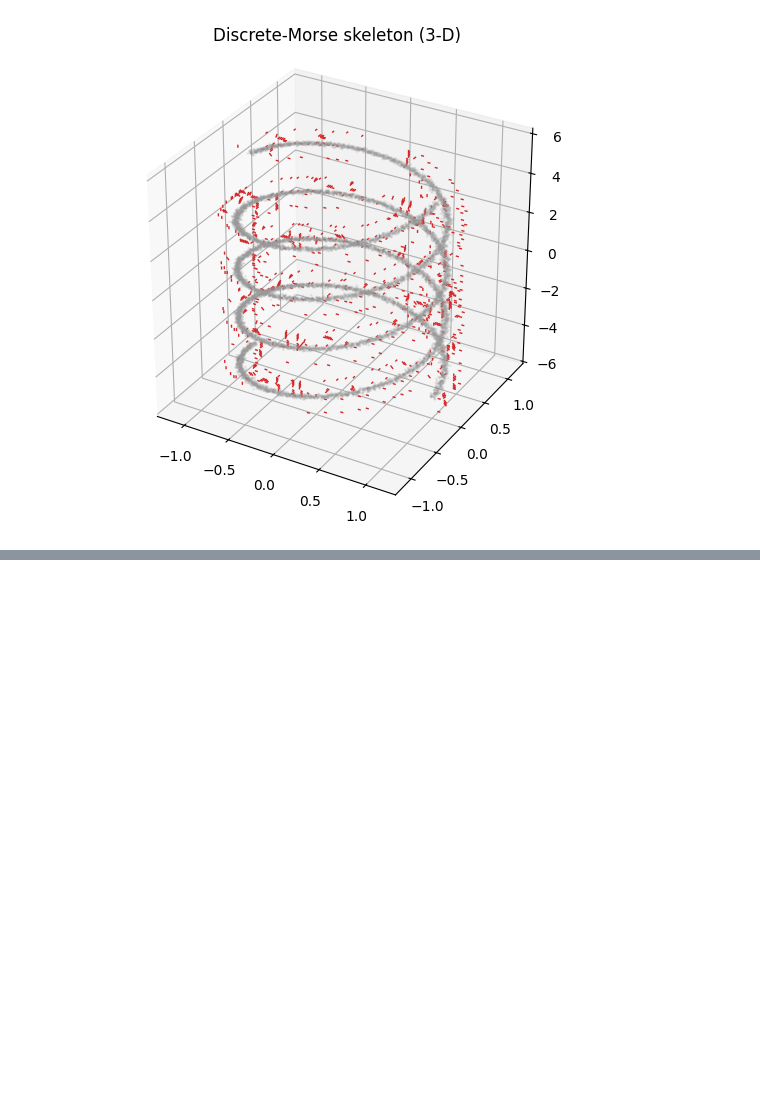
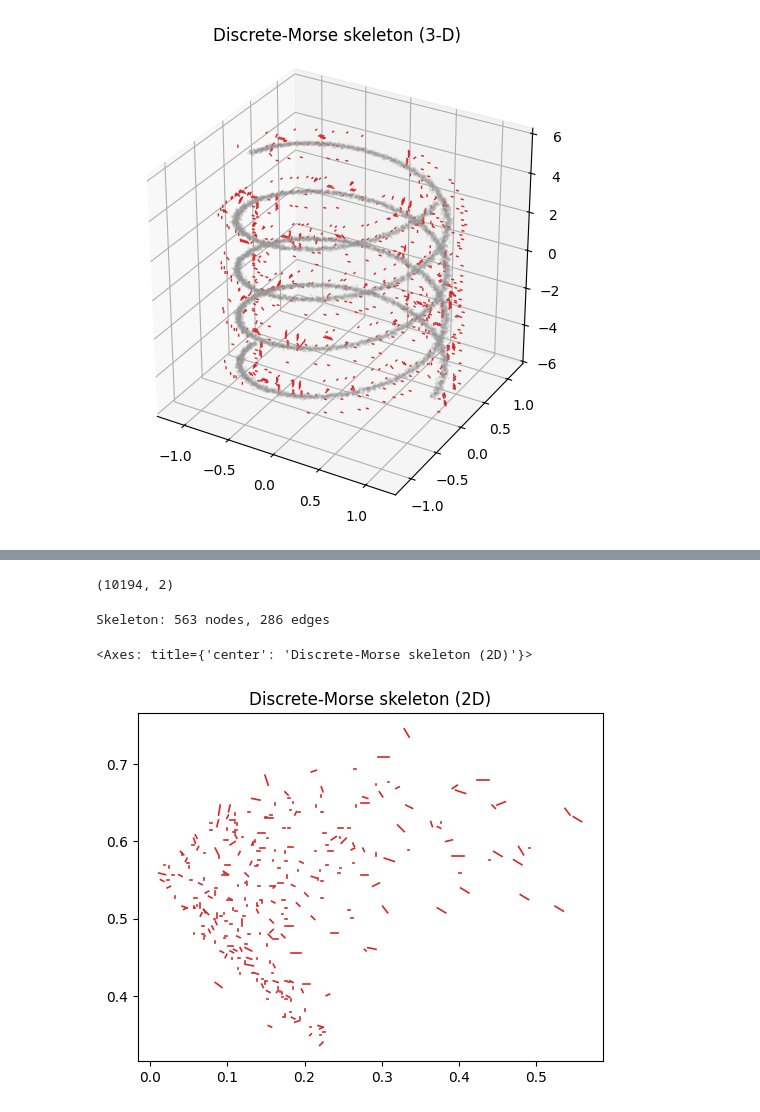
Before and after one commit to Kaf1018Zhang/Topo_Persp_Repr_SAE, a Jupyter notebook: test.ipynb, the cells around one changed output, grey strips where cells are left out. Saved outputs shown, nothing was run; the diff lists cells and outputs as text; code cells hidden in the pictures; blank space fills up the shorter version.

```diff
--- a/test.ipynb
+++ b/test.ipynb
@@ -491,0 +530,52 @@ AttributeError: 'gudhi.cubical_complex.CubicalComplex' object has no attribute '
+# %%
+# -------------------------------------------------------------
+# STEP-0: 依赖
+# -------------------------------------------------------------
+import numpy as np
+from sklearn.decomposition import PCA
+import matplotlib.pyplot as plt
+
+from dm_full import discrete_morse_graph, visualize_graph2d
+
+# -------------------------------------------------------------
+# STEP-1: 读取 SAE latent128
+# -------------------------------------------------------------
+X_lat = np.load("latent_db/latent_8.npy")   # (n_cells, 128)
+
+# -------------------------------------------------------------
+# STEP-2: PCA → 2-D  (建议先中心化)
+# -------------------------------------------------------------
+pca = PCA(n_components=2, whiten=False, random_state=0)
+pts2d = pca.fit_transform(X_lat)              # (n_cells, 2)
+
+# （可选）把坐标缩放到 [0,1]^2，避免非常大的坐标导致 KDE 网格浪费
+pts_min = pts2d.min(0)
+pts_span = pts2d.max(0) - pts_min
+pts_norm = (pts2d - pts_min) / pts_span       # → [0,1]^2
+
+pts2d.shape
+# %% [output]
+(10194, 2)
+# %%
+# -------------------------------------------------------------
+# STEP-3:  提取 Discrete-Morse 骨架
+# -------------------------------------------------------------
+
+
+
+
+from dm_full import discrete_morse_graph, visualize_graph2d
+G = discrete_morse_graph(
+        pts_norm,
+        grid_res = 512,
+        sigma    = 1,
+        pers_len = 0.001,  # 删除短边(<0.02)
+        pers_rho = 0.0001, # 删除 rho差 <0.015 的边
+        visualize=False)
+
+print(f"Skeleton: {G.number_of_nodes()} nodes, {G.number_of_edges()} edges")
+visualize_graph2d(G)  # 不传 pts 参数
+# %% [output]
+Skeleton: 563 nodes, 286 edges
+<Axes: title={'center': 'Discrete-Morse skeleton (2D)'}>
+[figure, added]
```
Also changed, not shown: parts of 7 cells of this notebook, 5 other files.
